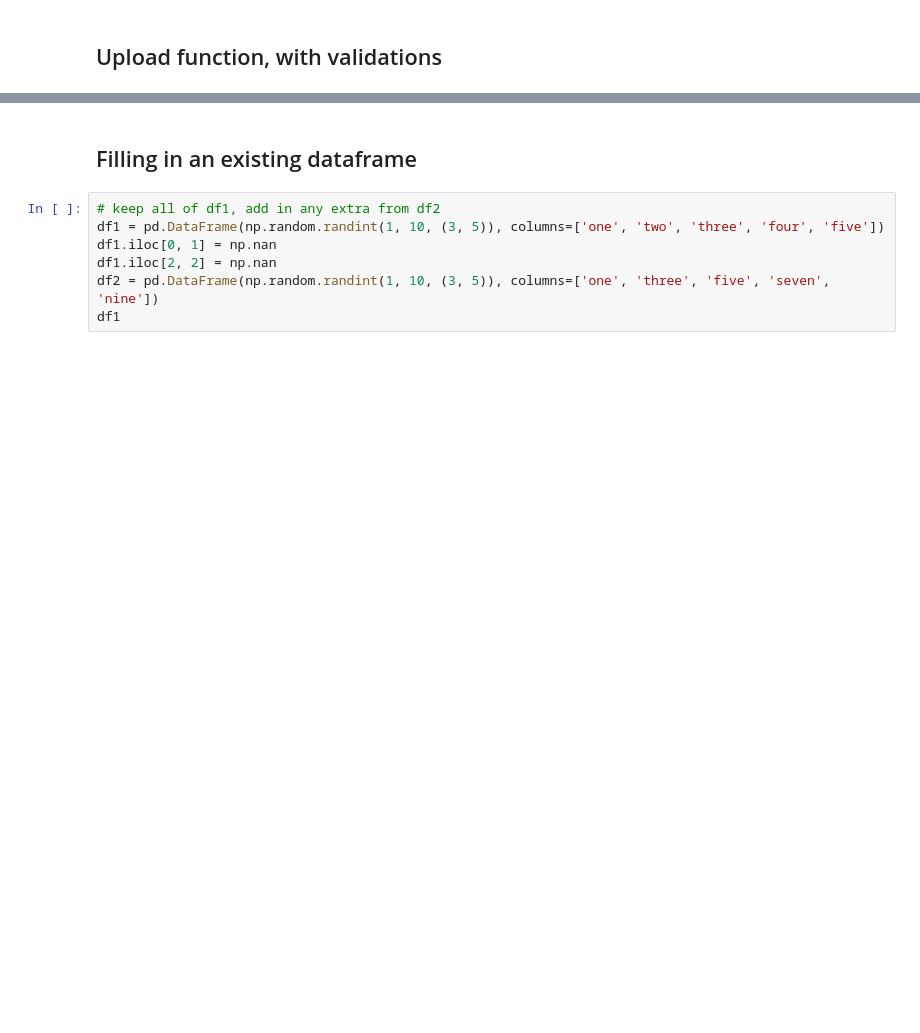
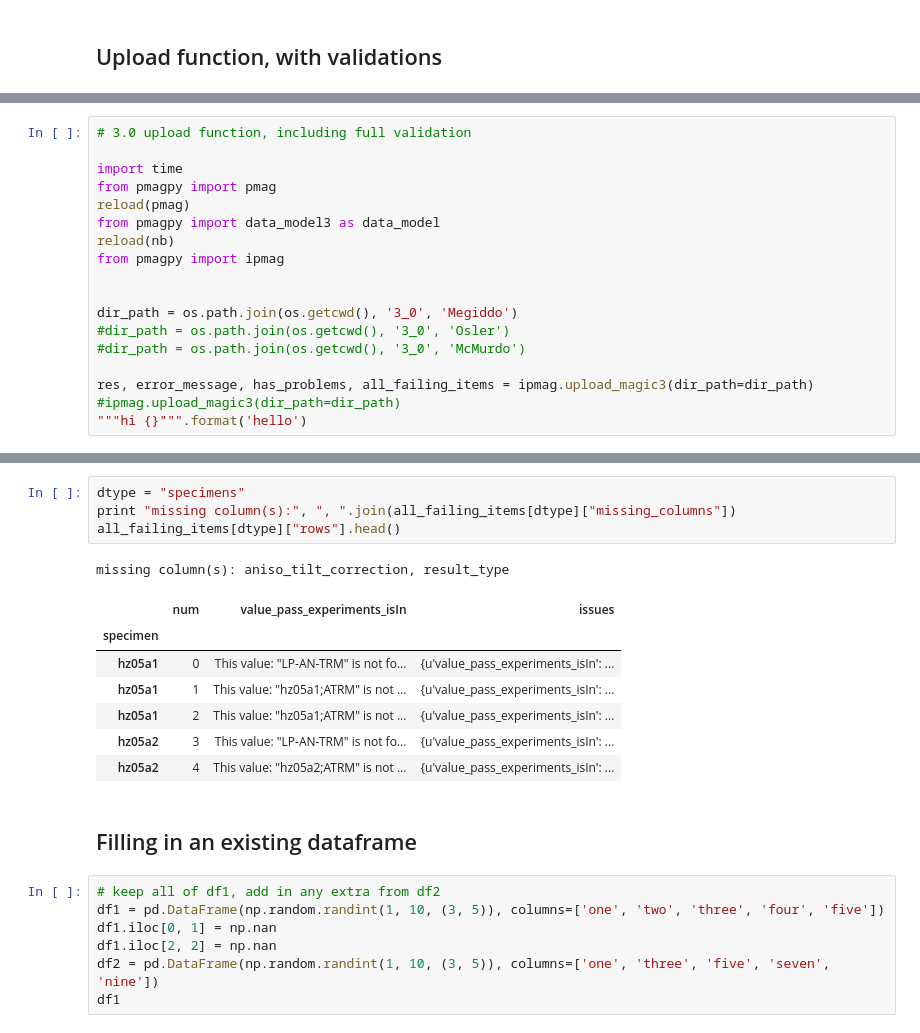
Before and after one commit to PmagPy/PmagPy, a Jupyter notebook: Uploading contributions.ipynb, the cells around one changed output, grey strips where cells are left out. Cells and saved outputs as stored; diff of their text form; blank space fills up the shorter version.

```diff
--- a/Uploading contributions.ipynb
+++ b/Uploading contributions.ipynb
@@ -415,0 +364,18 @@ dir_path = os.path.join(os.getcwd(), '3_0', 'McMurdo')
+# %%
+# 3.0 upload function, including full validation
+
+import time
+from pmagpy import pmag
+reload(pmag)
+from pmagpy import data_model3 as data_model
+reload(nb)
+from pmagpy import ipmag
+
+
+dir_path = os.path.join(os.getcwd(), '3_0', 'Megiddo')
+#dir_path = os.path.join(os.getcwd(), '3_0', 'Osler')
+#dir_path = os.path.join(os.getcwd(), '3_0', 'McMurdo')
+
+res, error_message, has_problems, all_failing_items = ipmag.upload_magic3(dir_path=dir_path)
+#ipmag.upload_magic3(dir_path=dir_path)
+"""hi {}""".format('hello')
@@ -416,3 +401,16 @@ dir_path = os.path.join(os.getcwd(), '3_0', 'McMurdo')
+# %%
+dtype = "specimens"
+print "missing column(s):", ", ".join(all_failing_items[dtype]["missing_columns"])
+all_failing_items[dtype]["rows"].head()
+# %% [output]
+missing column(s): aniso_tilt_correction, result_type
+|  | num | value_pass_experiments_isIn | issues |
+| specimen |  |  |  |
+| hz05a1 | 0 | This value: "LP-AN-TRM" is not fo... | {u'value_pass_experiments_isIn': ... |
+| hz05a1 | 1 | This value: "hz05a1;ATRM" is not ... | {u'value_pass_experiments_isIn': ... |
+| hz05a1 | 2 | This value: "hz05a1;ATRM" is not ... | {u'value_pass_experiments_isIn': ... |
+| hz05a2 | 3 | This value: "LP-AN-TRM" is not fo... | {u'value_pass_experiments_isIn': ... |
+| hz05a2 | 4 | This value: "hz05a2;ATRM" is not ... | {u'value_pass_experiments_isIn': ... |
 # %% [markdown]
 ## Filling in an existing dataframe
 # %%
```
Also changed, not shown: parts of 14 cells of this notebook, 2 other files.
